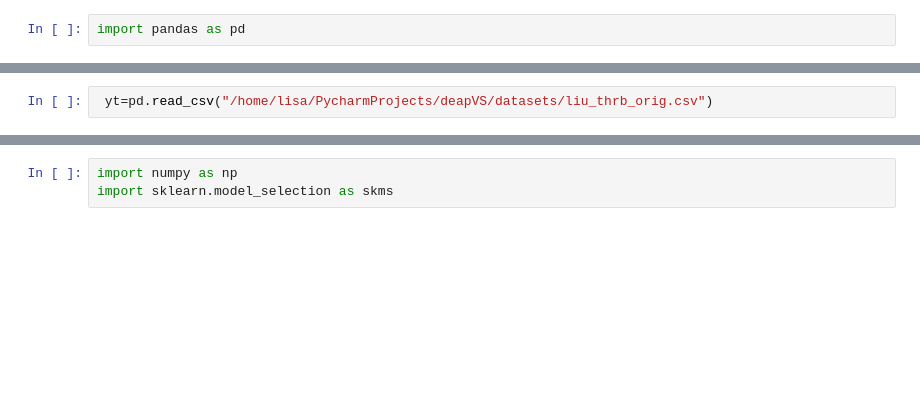
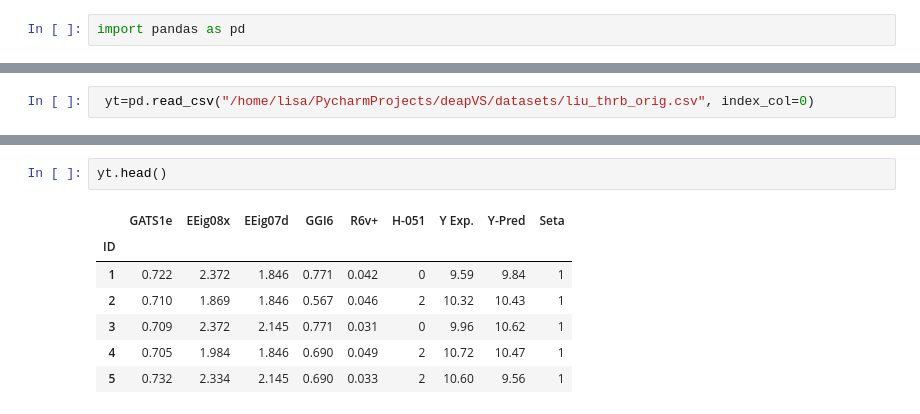
Before and after one commit to lisabang/deapVS, a Jupyter notebook: examples/Untitled.ipynb, the cells around one changed output, grey strips where cells are left out. Cells and saved outputs as stored; diff of their text form; blank space fills up the shorter version.

```diff
--- a/examples/Untitled.ipynb
+++ b/examples/Untitled.ipynb
@@ -5,2 +5,2 @@ xt=pd.read_csv("/home/lisa/PycharmProjects/deapVS/datasets/liu_thrb_lb_dragon6.t
 # %%
- yt=pd.read_csv("/home/lisa/PycharmProjects/deapVS/datasets/liu_thrb_orig.csv")
+ yt=pd.read_csv("/home/lisa/PycharmProjects/deapVS/datasets/liu_thrb_orig.csv", index_col=0)
@@ -11,3 +7,10 @@ Python 3.7.1
-# %%
-import numpy as np
-import sklearn.model_selection as skms
+# %%
+yt.head()
+# %% [output]
+|  | GATS1e | EEig08x | EEig07d | GGI6 | R6v+ | H-051 | Y Exp. | Y-Pred | Seta |
+| ID |  |  |  |  |  |  |  |  |  |
+| 1 | 0.722 | 2.372 | 1.846 | 0.771 | 0.042 | 0 | 9.59 | 9.84 | 1 |
+| 2 | 0.710 | 1.869 | 1.846 | 0.567 | 0.046 | 2 | 10.32 | 10.43 | 1 |
+| 3 | 0.709 | 2.372 | 2.145 | 0.771 | 0.031 | 0 | 9.96 | 10.62 | 1 |
+| 4 | 0.705 | 1.984 | 1.846 | 0.690 | 0.049 | 2 | 10.72 | 10.47 | 1 |
+| 5 | 0.732 | 2.334 | 2.145 | 0.690 | 0.033 | 2 | 10.60 | 9.56 | 1 |
```
Also changed, not shown: parts of 21 cells of this notebook, 1 other file.
